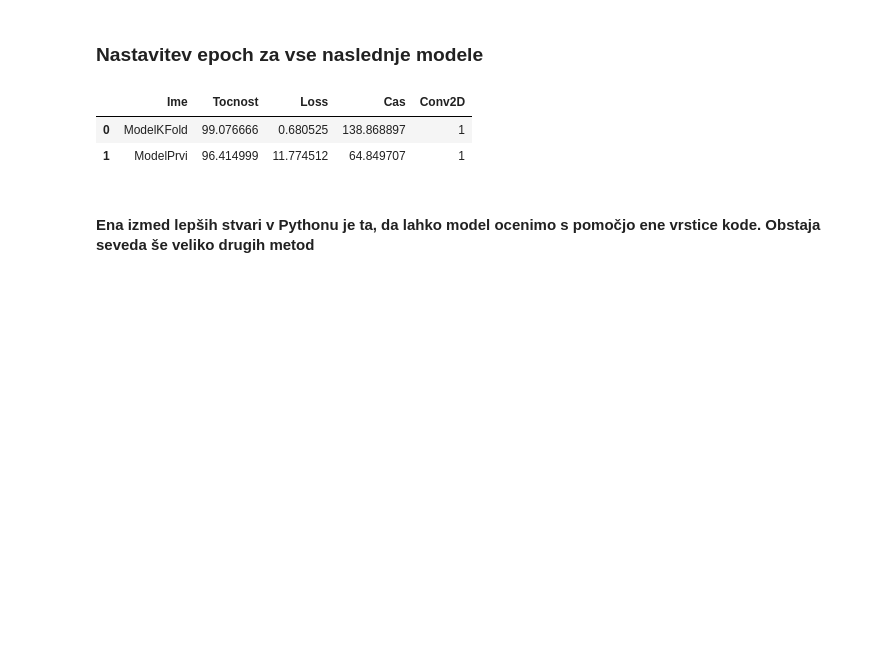
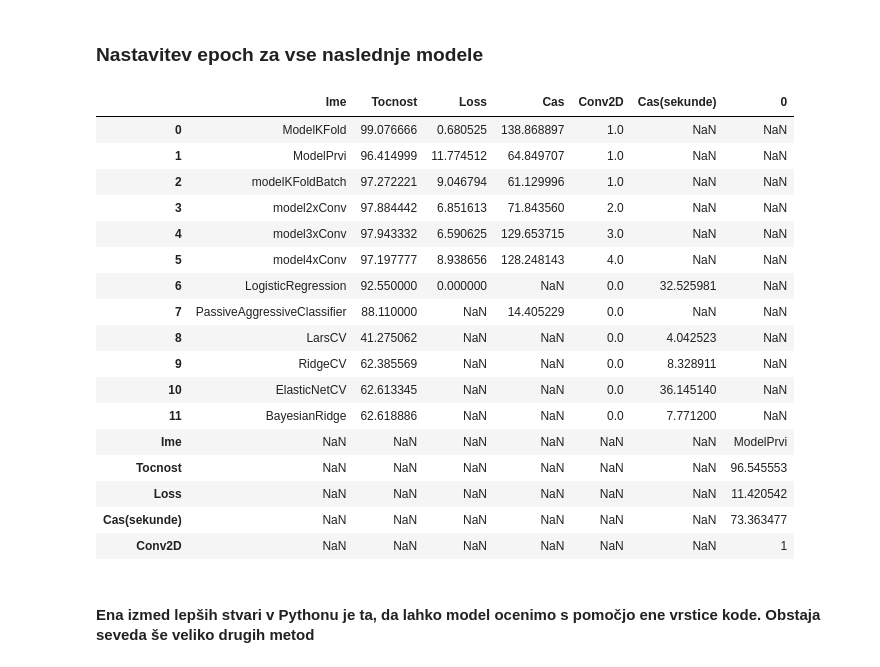
Before and after one commit to KukovecRok/MNIST-Recognizing-hand-written-digits, a Jupyter notebook: SL-recognizing-handwritten-digits.ipynb, the cells around one changed output. Drawn from its saved outputs; the diff is of its cells as text; code cells hidden in the pictures; blank space fills up the shorter version.

Commit message:
black + Update dataframe.append deprecated method with pd.concat()

```diff
--- a/SL-recognizing-handwritten-digits.ipynb
+++ b/SL-recognizing-handwritten-digits.ipynb
@@ -244,11 +258,19 @@ Moj plan je bil sestavo modela prikazati s sliko, ki je ustvarjena s pomočjo tf
 def SestaviModelKFold():
     # Sekvenčni model - Po definiciji iz Keras odkumentacije je to linearen sklad slojev. To pomeni, da gredo naši podatki skozi sloje po vrstnem redu, tako, kot smo jih dodajali
     modelKFold = Sequential()
-    modelKFold.add(Conv2D(32, (3, 3), activation='relu', kernel_initializer='he_uniform', input_shape=input_shape))
+    modelKFold.add(
+        Conv2D(
+            32,
+            (3, 3),
+            activation="relu",
+            kernel_initializer="he_uniform",
+            input_shape=input_shape,
+        )
+    )
     modelKFold.add(MaxPooling2D((2, 2)))
-    modelKFold.add(Flatten()) # Sploščitev slojev, za boljšo povezavo med njimi
-    modelKFold.add(Dense(100, activation='relu', kernel_initializer='he_uniform'))
-    modelKFold.add(Dense(10, activation='softmax'))
+    modelKFold.add(Flatten())  # Sploščitev slojev, za boljšo povezavo med njimi
+    modelKFold.add(Dense(100, activation="relu", kernel_initializer="he_uniform"))
+    modelKFold.add(Dense(10, activation="softmax"))
     return modelKFold
 # %% [markdown]
 # Optimizatorji
@@ -361,39 +405,75 @@ Napovedana: 8 Dejanska: 8
 # %% [markdown]
 ### Nastavitev epoch za vse naslednje modele
 # %%
-epochs = 3 # "Poljubno" nastavimo število epoch za vse vnaprej
+epochs = 3  # "Poljubno" nastavimo število epoch za vse vnaprej
+index_columns = ["Ime", "Tocnost", "Loss", "Cas(sekunde)", "Conv2D"]
 # %%
-x_train, y_train, x_test, y_test = ponastaviPodatke(train_data, train_data_labels, test_data, test_data_labels)
+x_train, y_train, x_test, y_test = ponastaviPodatke(
+    train_data, train_data_labels, test_data, test_data_labels
+)
 
 modelPrvi = Sequential()
-modelPrvi.add(Conv2D(28, kernel_size=(3,3), input_shape=input_shape))
+modelPrvi.add(Conv2D(28, kernel_size=(3, 3), input_shape=input_shape))
 modelPrvi.add(MaxPooling2D(pool_size=(2, 2)))
 modelPrvi.add(Flatten())
 modelPrvi.add(Dense(128, activation=tf.nn.relu))
 modelPrvi.add(Dropout(0.2))
-modelPrvi.add(Dense(10,activation=tf.nn.softmax))
+modelPrvi.add(Dense(10, activation=tf.nn.softmax))
 
-modelPrvi.compile(optimizer='adam',
-              loss='sparse_categorical_crossentropy',
-              metrics=['accuracy'])
+modelPrvi.compile(
+    optimizer="adam", loss="sparse_categorical_crossentropy", metrics=["accuracy"]
+)
 
-CasZacetek = time.time() # čas "Štoparice" si zapišemo na začetku - trenutni čas
+CasZacetek = time.time()  # čas "Štoparice" si zapišemo na začetku - trenutni čas
 
-history2 = modelPrvi.fit(x_train, y_train, epochs=epochs, batch_size=32, validation_data=(x_test, y_test), verbose=0) # Shranimo podatke fita
+history2 = modelPrvi.fit(
+    x_train,
+    y_train,
+    epochs=epochs,
+    batch_size=32,
+    validation_data=(x_test, y_test),
+    verbose=0,
+)  # Shranimo podatke fita
 
-tocnost2 = history2.history['accuracy'] # Iz podatkov vzamemo nam zanimiva 'accuracy' - tocnost
-loss2 = history2.history['loss'] # in loss modela
+tocnost2 = history2.history[
+    "accuracy"
+]  # Iz podatkov vzamemo nam zanimiva 'accuracy' - tocnost
+loss2 = history2.history["loss"]  # in loss modela
 
-CasKonec = time.time() # čas "Štoparice" si zapišemo še na koncu
-trajanje = CasKonec - CasZacetek # Končnemu času odštejemo začetnega - razlika med njima je trajanje učenja
+CasKonec = time.time()  # čas "Štoparice" si zapišemo še na koncu
+trajanje = (
+    CasKonec - CasZacetek
+)  # Končnemu času odštejemo začetnega - razlika med njima je trajanje učenja
 
-dodaj_vrstico = {'Ime': 'ModelPrvi', 'Tocnost': mean(tocnost2)*100, 'Loss': mean(loss2)*100, 'Cas': trajanje, 'Conv2D': 1} # Kreiranje vrstice za v dataframe
-df = df.append(dodaj_vrstico, ignore_index=True) # Dodajanje vrstice v dataframe
-df # izpis dataframea
+dodaj_vrstico = {
+    "Ime": "ModelPrvi",
+    "Tocnost": mean(tocnost2) * 100,
+    "Loss": mean(loss2) * 100,
+    "Cas(sekunde)": trajanje,
+    "Conv2D": 1,
+}  # Kreiranje vrstice za v dataframe
+dodaj_vrstico_series = pd.Series(data=dodaj_vrstico, index=index_columns)
+df = pd.concat([df, dodaj_vrstico_series])  # Dodajanje vrstice v dataframe
+df  # izpis dataframea
 # %% [output]
-|  | Ime | Tocnost | Loss | Cas | Conv2D |
-| 0 | ModelKFold | 99.076666 | 0.680525 | 138.868897 | 1 |
-| 1 | ModelPrvi | 96.414999 | 11.774512 | 64.849707 | 1 |
+|  | Ime | Tocnost | Loss | Cas | Conv2D | Cas(sekunde) | 0 |
+| 0 | ModelKFold | 99.076666 | 0.680525 | 138.868897 | 1.0 | NaN | NaN |
+| 1 | ModelPrvi | 96.414999 | 11.774512 | 64.849707 | 1.0 | NaN | NaN |
+| 2 | modelKFoldBatch | 97.272221 | 9.046794 | 61.129996 | 1.0 | NaN | NaN |
+| 3 | model2xConv | 97.884442 | 6.851613 | 71.843560 | 2.0 | NaN | NaN |
+| 4 | model3xConv | 97.943332 | 6.590625 | 129.653715 | 3.0 | NaN | NaN |
+| 5 | model4xConv | 97.197777 | 8.938656 | 128.248143 | 4.0 | NaN | NaN |
+| 6 | LogisticRegression | 92.550000 | 0.000000 | NaN | 0.0 | 32.525981 | NaN |
+| 7 | PassiveAggressiveClassifier | 88.110000 | NaN | 14.405229 | 0.0 | NaN | NaN |
+| 8 | LarsCV | 41.275062 | NaN | NaN | 0.0 | 4.042523 | NaN |
+| 9 | RidgeCV | 62.385569 | NaN | NaN | 0.0 | 8.328911 | NaN |
+| 10 | ElasticNetCV | 62.613345 | NaN | NaN | 0.0 | 36.145140 | NaN |
+| 11 | BayesianRidge | 62.618886 | NaN | NaN | 0.0 | 7.771200 | NaN |
+| Ime | NaN | NaN | NaN | NaN | NaN | NaN | ModelPrvi |
+| Tocnost | NaN | NaN | NaN | NaN | NaN | NaN | 96.545553 |
+| Loss | NaN | NaN | NaN | NaN | NaN | NaN | 11.420542 |
+| Cas(sekunde) | NaN | NaN | NaN | NaN | NaN | NaN | 73.363477 |
+| Conv2D | NaN | NaN | NaN | NaN | NaN | NaN | 1 |
 # %% [markdown]
 #### Ena izmed lepših stvari v Pythonu je ta, da lahko model ocenimo s pomočjo ene vrstice kode. Obstaja seveda še veliko drugih metod
 # %%
```
Also changed, not shown: parts of 43 cells of this notebook.
